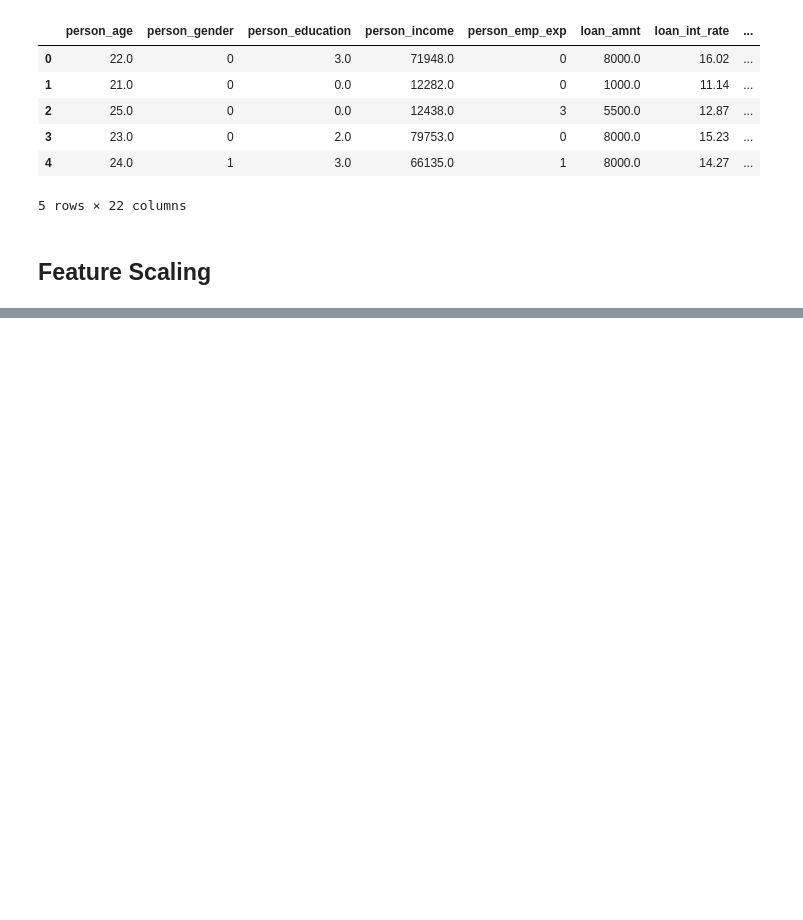
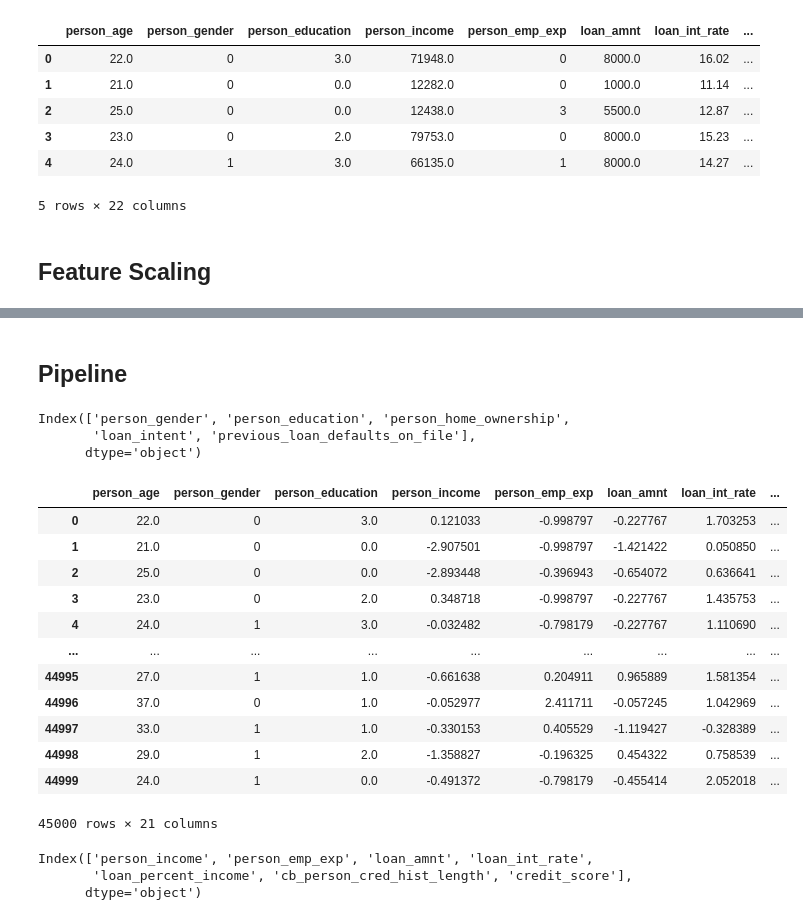
Before and after one commit to ahmed2402/Credit-Risk-Modeling, a Jupyter notebook: eda.ipynb, the cells around one changed output, grey strips where cells are left out. Cells and saved outputs as stored; diff of their text form; code cells hidden in the pictures; blank space fills up the shorter version.

```diff
--- a/eda.ipynb
+++ b/eda.ipynb
@@ -308,0 +309,2 @@ y.to_csv('datasets/y.csv', index=False)
+# %% [markdown]
+## Pipeline
@@ -308,0 +326,28 @@ y.to_csv('datasets/y.csv', index=False)
+# %%
+cat_columns
+# %% [output]
+Index(['person_gender', 'person_education', 'person_home_ownership',
+       'loan_intent', 'previous_loan_defaults_on_file'],
+      dtype='object')
+# %%
+X
+# %% [output]
+|  | person_age | person_gender | person_education | person_income | person_emp_exp | loan_amnt | loan_int_rate | ... |
+| 0 | 22.0 | 0 | 3.0 | 0.121033 | -0.998797 | -0.227767 | 1.703253 | ... |
+| 1 | 21.0 | 0 | 0.0 | -2.907501 | -0.998797 | -1.421422 | 0.050850 | ... |
+| 2 | 25.0 | 0 | 0.0 | -2.893448 | -0.396943 | -0.654072 | 0.636641 | ... |
+| 3 | 23.0 | 0 | 2.0 | 0.348718 | -0.998797 | -0.227767 | 1.435753 | ... |
+| 4 | 24.0 | 1 | 3.0 | -0.032482 | -0.798179 | -0.227767 | 1.110690 | ... |
+| ... | ... | ... | ... | ... | ... | ... | ... | ... |
+| 44995 | 27.0 | 1 | 1.0 | -0.661638 | 0.204911 | 0.965889 | 1.581354 | ... |
+| 44996 | 37.0 | 0 | 1.0 | -0.052977 | 2.411711 | -0.057245 | 1.042969 | ... |
+| 44997 | 33.0 | 1 | 1.0 | -0.330153 | 0.405529 | -1.119427 | -0.328389 | ... |
+| 44998 | 29.0 | 1 | 2.0 | -1.358827 | -0.196325 | 0.454322 | 0.758539 | ... |
+| 44999 | 24.0 | 1 | 0.0 | -0.491372 | -0.798179 | -0.455414 | 2.052018 | ... |
+45000 rows × 21 columns
+# %%
+continuous_cols.columns
+# %% [output]
+Index(['person_income', 'person_emp_exp', 'loan_amnt', 'loan_int_rate',
+       'loan_percent_income', 'cb_person_cred_hist_length', 'credit_score'],
+      dtype='object')
```
Also changed, not shown: parts of 13 cells of this notebook, 2 other files.
